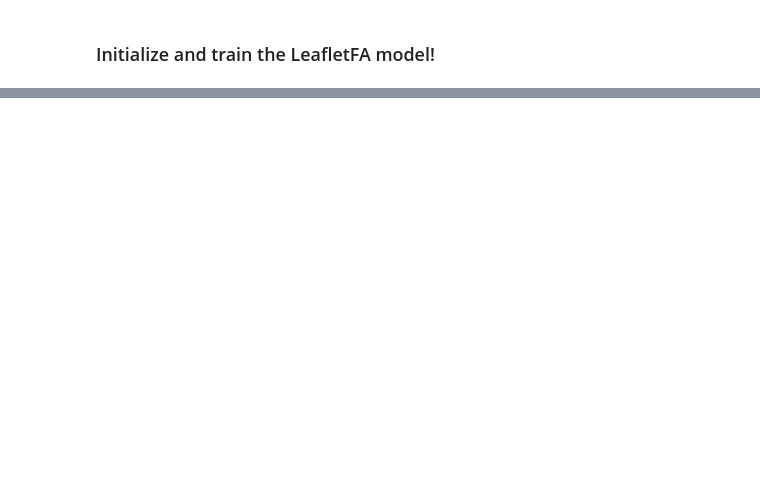
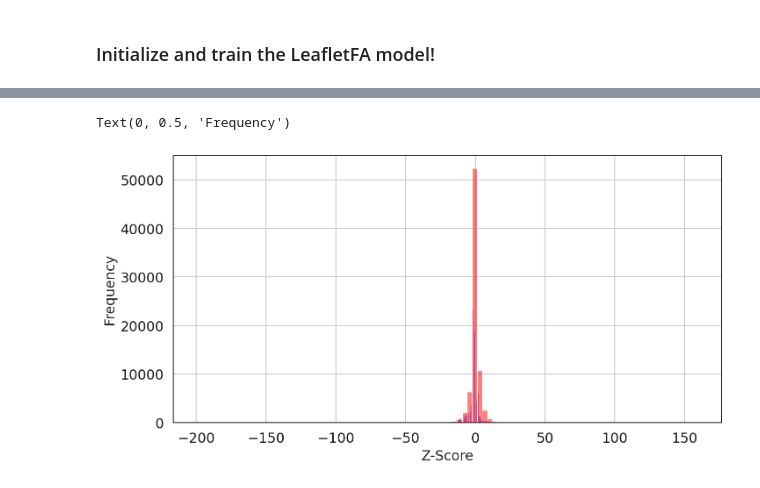
Before and after one commit to daklab/LeafletFA, a Jupyter notebook: notebooks/LeafletFA_tutorial/LeafletFA_test.ipynb, the cells around one changed output, grey strips where cells are left out. Saved outputs shown, nothing was run; the diff lists cells and outputs as text; code cells hidden in the pictures; blank space fills up the shorter version.

```diff
--- a/notebooks/LeafletFA_tutorial/LeafletFA_test.ipynb
+++ b/notebooks/LeafletFA_tutorial/LeafletFA_test.ipynb
@@ -428,7 +313,0 @@ plt.show()
-# %%
-# Add ALBF scores to adata.var
-adata.var["FW-DSS"] = compute_confidence_weighted_fw_dss(adata.var, pruned_pi_og)
-adata.var["FW-DSS"].hist(bins=100)
-# %%
-adata.var["FW-DSS-sigmoid"] = 1 / (1 + np.exp(-adata.var["FW-DSS"]))
-adata.var["FW-DSS-sigmoid"].hist(bins=100)
@@ -603,0 +314,6 @@ results_df.sort_values("Perplexity")
+# %%
+# Use leaflet_model.psi_samples to compute the mean and standard deviation of the posterior distribution of psi for every factor-junction pair
+sampled_means = leaflet_model.psi_samples.mean(dim=0)
+sampled_stddevs = leaflet_model.psi_samples.std(dim=0)
+# %%
+SJ_DSS = ds.compute_z_score_dss(sampled_means, sampled_stddevs, leaflet_model.pi, adata.var_names)
@@ -603,0 +416,10 @@ results_df.sort_values("Perplexity")
+# %%
+# look at distribution of z-scores in factor_0 and factor_1
+plt.figure(figsize=(10, 5))
+sns.histplot(SJ_DSS["factor_0"], bins=100, color="blue", alpha=0.5, label="Factor 0")
+sns.histplot(SJ_DSS["factor_1"], bins=100, color="red", alpha=0.5, label="Factor 1")
+plt.xlabel("Z-Score")
+plt.ylabel("Frequency")
+# %% [output]
+Text(0, 0.5, 'Frequency')
+[figure, added]
```
Also changed, not shown: parts of 56 cells of this notebook, 8 other files.
